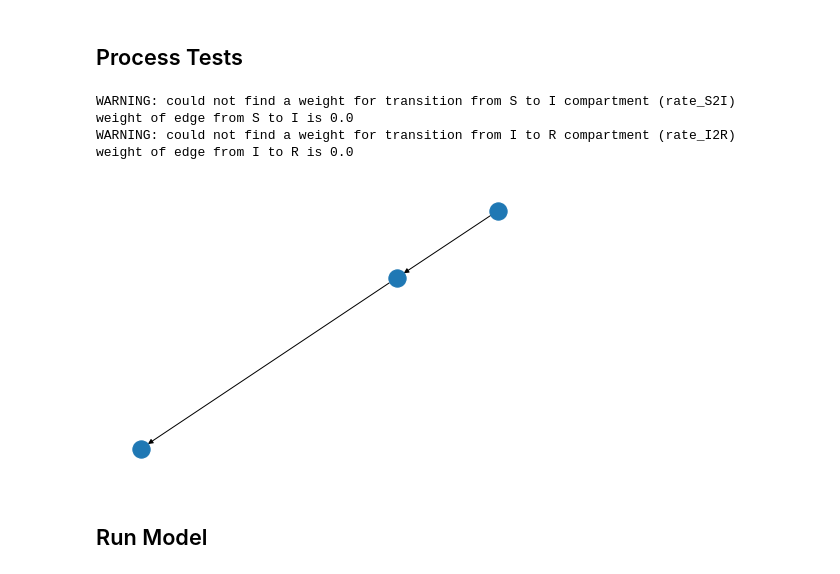
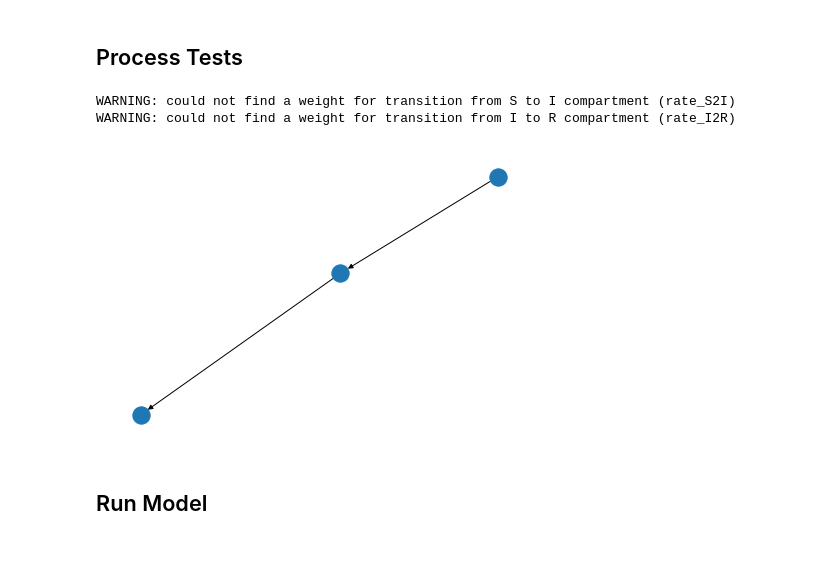
Before and after one commit to UT-Covid/episimlab, a Jupyter notebook: notebooks/20210731_markov_sandbox.ipynb, the cells around one changed output. Drawn from its saved outputs; the diff is of its cells as text; code cells hidden in the pictures.

```diff
--- a/notebooks/20210731_markov_sandbox.ipynb
+++ b/notebooks/20210731_markov_sandbox.ipynb
@@ -223,11 +232,12 @@ class InitComptGraph:
         self.compt_graph = self.get_compt_graph()
 # %%
 @xs.process
-class AggregateTM:
+class SEIR:
     """Sums subsets of TM (in group `tm`) from many processes to output TM."""
+    STEP_DIMS = ('compt', 'age',)
     _tm_subset = xs.group_dict('tm')
-    tm = glob('tm', intent='out')
-    state = glob('state', intent='in')
+    state = var(dims=STEP_DIMS, intent='inout', global_name='state')
+    tm = var(dims=STEP_DIMS, intent='out', global_name='tm')
     compt_graph = var('compt_graph', intent='in', global_name='compt_graph')
 
     def initialize(self):
@@ -239,15 +249,16 @@ class AggregateTM:
         """In particular, we need to ensure that `tm_subset` and `tm` refresh
         at every timestep.
         """
-        assert isinstance(self.compt_graph, nx.Graph)
         self.tm = self.init_tm()
         self.tm_subset = self.get_tm_subset()
         self.apply_edges()
 
+    def finalize_step(self):
+        self.state += self.tm
+
     def init_tm(self):
         """Initialize transition matrix (TM) as a matrix of zeros."""
-        nodes = self.compt_graph.nodes
-        return xr.DataArray(data=0., dims=['compt'], coords=dict(compt=nodes))
+        return xr.zeros_like(self.state)
 
     def apply_edges(self):
         """Iterate over edges in `compt_graph` in ascending order of `priority`.
@@ -259,16 +270,24 @@ class AggregateTM:
 
     def edge_to_tm(self, u, v) -> None:
         """Applies to the transition matrix (TM) the weight of a directed edge
-        from compartment `u` to compartment `v`.
+        from compartment `u` to compartment `v`. Find the element-wise
+        minimum of origin node state and weight of outgoing edge to ensure
+        that origin node state is always non-negative after edge weight has
+        been applied.
         """
-        weight = self.get_ew(u, v)
-        print(f"weight of edge from {u} to {v} is {weight}")
+        weight = xr.ufuncs.minimum(
+            # origin node weight
+            self.state.loc[dict(compt=u)],
+            # unadjusted edge weight
+            self.edge_weight(u, v)
+        )
+        # print(f"adjusted weight of edge from {u} to {v} is {weight}")
         self.tm.loc[dict(compt=u)] -= weight
         self.tm.loc[dict(compt=v)] += weight
 
-    def get_ew(self, u, v):
-        """Try to find an edge weight from `tm_subset`."""
-        key = self.ew_var_name(u, v)
+    def edge_weight(self, u, v):
+        """Try to find an edge weight for (u, v) from `tm_subset`."""
+        key = self.edge_weight_name(u, v)
         if key not in self.tm_subset:
             print(f"WARNING: could not find a weight for transition from {u} to {v} compartment ({key})")
             weight = 0.
@@ -276,9 +295,12 @@ class AggregateTM:
             weight = self.tm_subset[key]
         return weight
 
-    def ew_var_name(self, u, v) -> str:
+    def edge_weight_name(self, u, v) -> str:
         """Key to look for when finding edge weights between nodes `u` and `v`."""
         return f"rate_{u}2{v}"
 
     def get_tm_subset(self):
+        """`_tm_subset` indexes on (`process_name`, `variable_name`), so we must convert
+        keys to `variable_name`.
+        """
         return {k: self._tm_subset[(proc, k)] for (proc, k) in self._tm_subset}
@@ -287,28 +341,26 @@ class AggregateTM:
 # %%
 def test_get_state():
     inputs = dict()
     proc = SetTimeZero(**inputs)
     proc.initialize()
     return proc.state
 
-def test_aggregate_tm():
+def test_seir():
     inputs = dict(state=test_get_state(), compt_graph=test_get_compt_graph())
-    proc = AggregateTM(**inputs)
+    proc = SEIR(**inputs)
     proc.initialize()
     proc.apply_edges()
 
 def test_init_compt_graph():
     inputs = dict()
     proc = InitComptGraph(**inputs)
     proc.initialize()
     proc.vis()
     assert isinstance(proc.compt_graph, nx.Graph)
     return proc.compt_graph
 
-test_aggregate_tm()
+test_seir()
 # %% [output]
 WARNING: could not find a weight for transition from S to I compartment (rate_S2I)
-weight of edge from S to I is 0.0
 WARNING: could not find a weight for transition from I to R compartment (rate_I2R)
-weight of edge from I to R is 0.0
-[figure, old version]
+[figure, new version]
```
Also changed, not shown: parts of 12 cells of this notebook.
